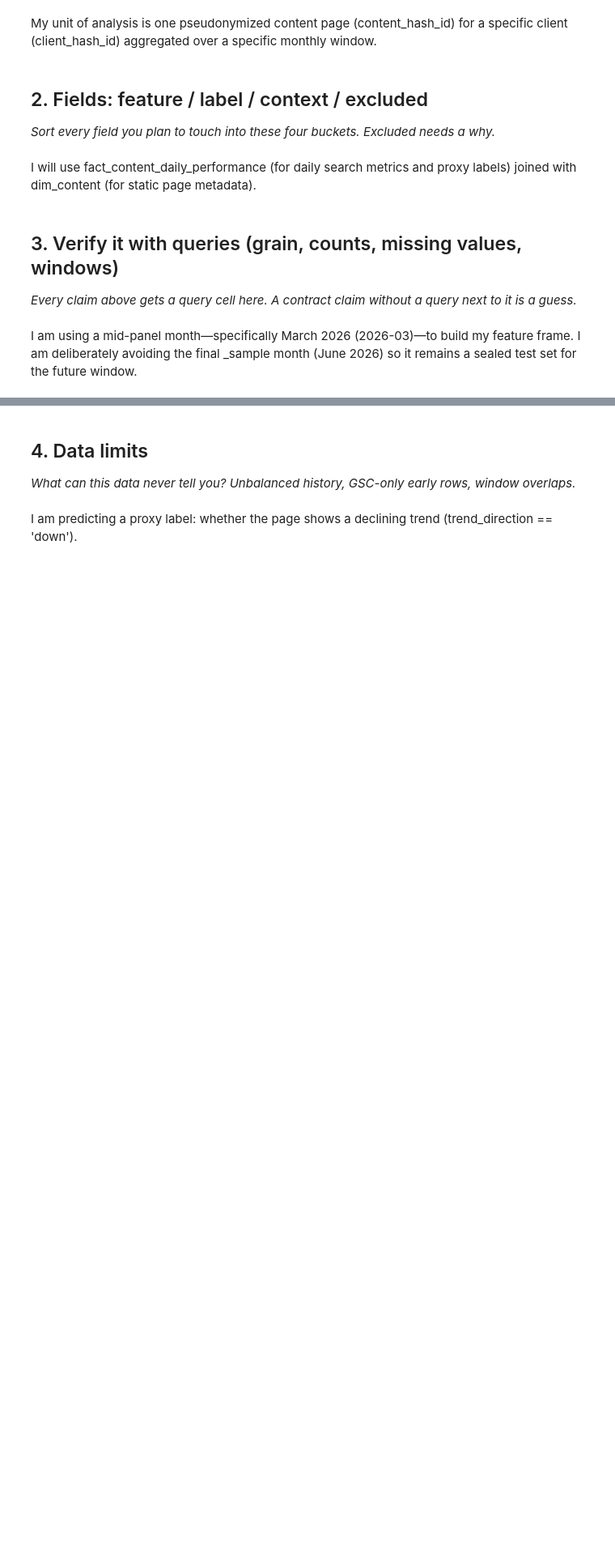
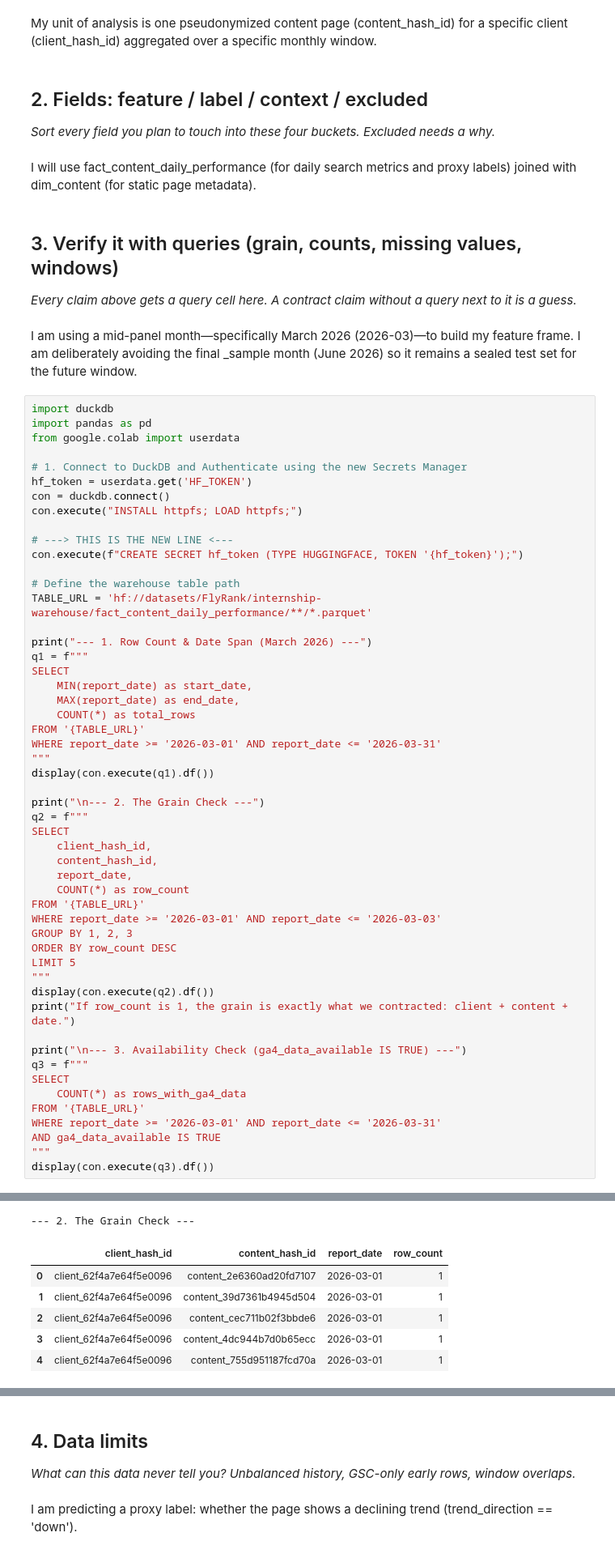
Before and after one commit to shahid-nawazai/flyrank-ml-internship-starter, a Jupyter notebook: work/notebooks/w03_data_contract.ipynb, the cells around one changed output, grey strips where cells are left out. Shown at 81% size. Saved outputs shown, nothing was run; the diff lists cells and outputs as text; blank space fills up the shorter version.

```diff
--- a/work/notebooks/w03_data_contract.ipynb
+++ b/work/notebooks/w03_data_contract.ipynb
@@ -24,3 +24,56 @@ I will use fact_content_daily_performance (for daily search metrics and proxy la
 *Every claim above gets a query cell here. A contract claim without a query next to it is a guess.*
 # %% [markdown]
 I am using a mid-panel month—specifically March 2026 (2026-03)—to build my feature frame. I am deliberately avoiding the final _sample month (June 2026) so it remains a sealed test set for the future window.
+# %%
+import duckdb
+import pandas as pd
+from google.colab import userdata
+
+# 1. Connect to DuckDB and Authenticate using the new Secrets Manager
+hf_token = userdata.get('HF_TOKEN')
+con = duckdb.connect()
+con.execute("INSTALL httpfs; LOAD httpfs;")
+
+# ---> THIS IS THE NEW LINE <---
+con.execute(f"CREATE SECRET hf_token (TYPE HUGGINGFACE, TOKEN '{hf_token}');")
+
+# Define the warehouse table path
+TABLE_URL = 'hf://datasets/FlyRank/internship-warehouse/fact_content_daily_performance/**/*.parquet'
+
+print("--- 1. Row Count & Date Span (March 2026) ---")
+q1 = f"""
+SELECT
+    MIN(report_date) as start_date,
+    MAX(report_date) as end_date,
+    COUNT(*) as total_rows
+FROM '{TABLE_URL}'
+WHERE report_date >= '2026-03-01' AND report_date <= '2026-03-31'
+"""
+display(con.execute(q1).df())
+
+print("\n--- 2. The Grain Check ---")
+q2 = f"""
+SELECT
+    client_hash_id,
+    content_hash_id,
+    report_date,
+    COUNT(*) as row_count
+FROM '{TABLE_URL}'
+WHERE report_date >= '2026-03-01' AND report_date <= '2026-03-03'
+GROUP BY 1, 2, 3
+ORDER BY row_count DESC
+LIMIT 5
+"""
+display(con.execute(q2).df())
+print("If row_count is 1, the grain is exactly what we contracted: client + content + date.")
+
+print("\n--- 3. Availability Check (ga4_data_available IS TRUE) ---")
+q3 = f"""
+SELECT
+    COUNT(*) as rows_with_ga4_data
+FROM '{TABLE_URL}'
+WHERE report_date >= '2026-03-01' AND report_date <= '2026-03-31'
+AND ga4_data_available IS TRUE
+"""
+display(con.execute(q3).df())
+# %% [output]
@@ -26,0 +83,7 @@ I am using a mid-panel month—specifically March 2026 (2026-03)—to build my f
+--- 2. The Grain Check ---
+|  | client_hash_id | content_hash_id | report_date | row_count |
+| 0 | client_62f4a7e64f5e0096 | content_2e6360ad20fd7107 | 2026-03-01 | 1 |
+| 1 | client_62f4a7e64f5e0096 | content_39d7361b4945d504 | 2026-03-01 | 1 |
+| 2 | client_62f4a7e64f5e0096 | content_cec711b02f3bbde6 | 2026-03-01 | 1 |
+| 3 | client_62f4a7e64f5e0096 | content_4dc944b7d0b65ecc | 2026-03-01 | 1 |
+| 4 | client_62f4a7e64f5e0096 | content_755d951187fcd70a | 2026-03-01 | 1 |
```
Also changed, not shown: parts of 3 cells of this notebook.
